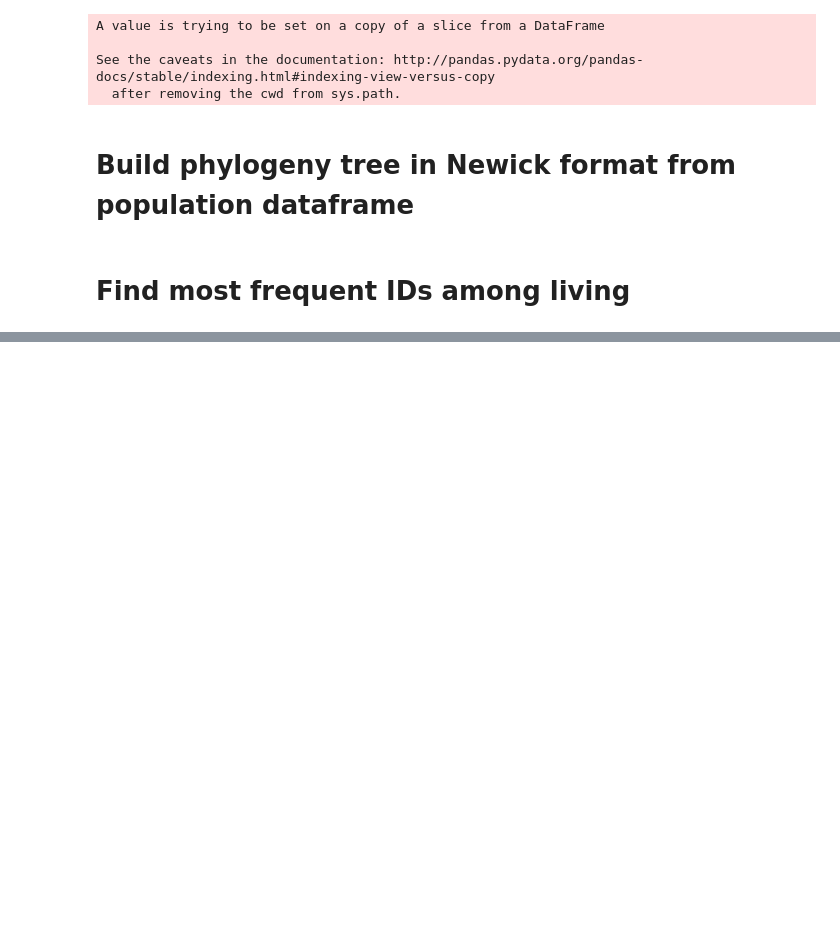
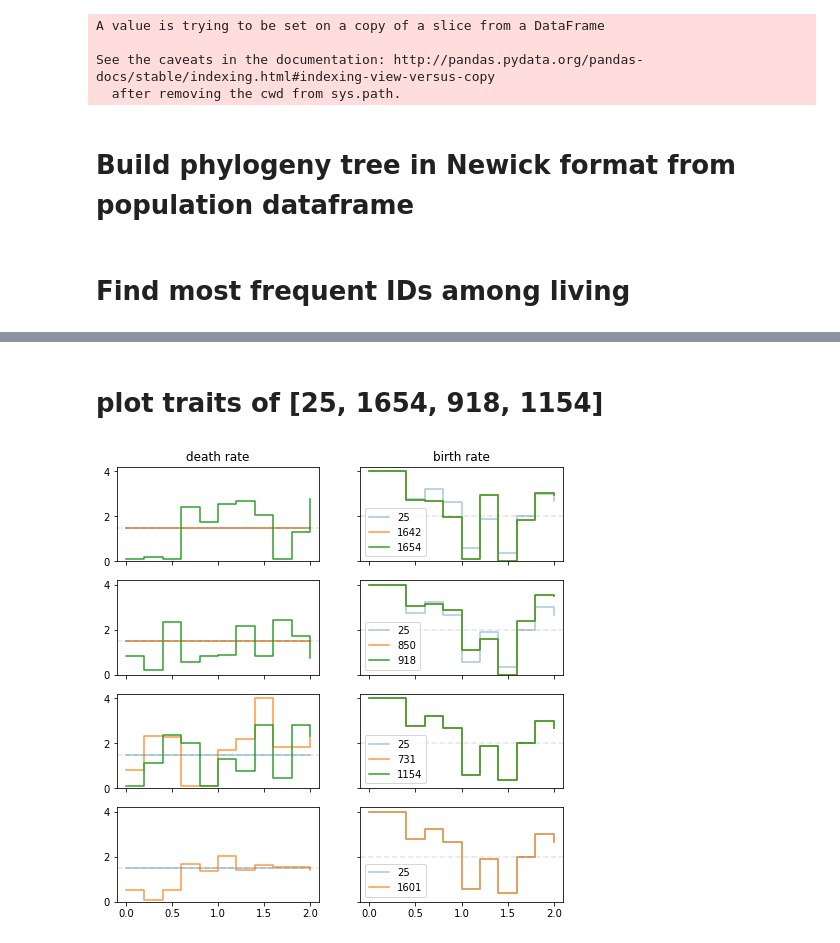
Before and after one commit to ariansajina/bachelor-thesis, a Jupyter notebook: data/phylogeny.ipynb, the cells around one changed output, grey strips where cells are left out. Drawn from its saved outputs; the diff is of its cells as text; code cells hidden in the pictures; blank space fills up the shorter version.

```diff
--- a/data/phylogeny.ipynb
+++ b/data/phylogeny.ipynb
@@ -134,0 +240,79 @@ print pop[pop.id == 1187].birth_date.min()
+# %% [markdown]
+# plot traits of [25, 1654, 918, 1154]
+# %%
+fig, ax = plt.subplots(4,2, figsize=(8,8))#, dpi=600)
+
+pal = sns.color_palette(n_colors=3)
+
+basedeath = pop[pop.id==25].groupby('age').death.unique()
+baserepr = pop[pop.id==25].groupby('age').reproduction.unique()
+
+# 25 -> 1642 -> 1654
+
+ax[0][0].step(bio_ages,basedeath,where='post',label='25',color=pal[0],alpha=0.4)
+ax[0][0].step(bio_ages,pop[pop.id==1642].groupby('age').death.unique(),where='post',label='1642',color=pal[1],alpha=0.8)
+ax[0][0].step(bio_ages,pop[pop.id==1654].groupby('age').death.unique(),where='post',label='1654',color=pal[2])
+ax[0][0].xaxis.set_ticklabels([])
+ax[0][0].set_ylim(0,4.2)
+ax[0][0].set_title('death rate')
+
+ax[0][1].step(bio_ages,baserepr,where='post',label='25',color=pal[0],alpha=0.4)
+ax[0][1].step(bio_ages,pop[pop.id==1642].groupby('age').reproduction.unique(),where='post',label='1642',color=pal[1],alpha=0.8)
+ax[0][1].step(bio_ages,pop[pop.id==1654].groupby('age').reproduction.unique(),where='post',label='1654',color=pal[2])
+ax[0][1].set_ylim(0,4.2)
+ax[0][1].xaxis.set_ticklabels([])
+ax[0][1].yaxis.set_ticklabels([])
+ax[0][1].legend()
+ax[0][1].set_title('birth rate')
+
+# 25 -> 850 -> 918
+
+ax[1][0].step(bio_ages,basedeath,where='post',label='25',color=pal[0],alpha=0.4)
+ax[1][0].step(bio_ages,pop[pop.id==850].groupby('age').death.unique(),where='post',label='850',color=pal[1],alpha=0.8)
+ax[1][0].step(bio_ages,pop[pop.id==918].groupby('age').death.unique(),where='post',label='918',color=pal[2])
+ax[1][0].xaxis.set_ticklabels([])
+ax[1][0].set_ylim(0,4.2)
+
+ax[1][1].step(bio_ages,baserepr,where='post',label='25',color=pal[0],alpha=0.4)
+ax[1][1].step(bio_ages,pop[pop.id==850].groupby('age').reproduction.unique(),where='post',label='850',color=pal[1],alpha=0.8)
+ax[1][1].step(bio_ages,pop[pop.id==918].groupby('age').reproduction.unique(),where='post',label='918',color=pal[2])
+ax[1][1].xaxis.set_ticklabels([])
+ax[1][1].yaxis.set_ticklabels([])
+ax[1][1].set_ylim(0,4.2)
+ax[1][1].legend()
+
+# 25 -> 731 -> 1154
+
+ax[2][0].step(bio_ages,basedeath,where='post',label='25',color=pal[0],alpha=0.4)
+ax[2][0].step(bio_ages,pop[pop.id==731].groupby('age').death.unique(),where='post',label='731',color=pal[1],alpha=0.8)
+ax[2][0].step(bio_ages,pop[pop.id==1154].groupby('age').death.unique(),where='post',label='1154',color=pal[2])
+ax[2][0].xaxis.set_ticklabels([])
+ax[2][0].set_ylim(0,4.2)
+
+ax[2][1].step(bio_ages,baserepr,where='post',label='25',color=pal[0],alpha=0.4)
+ax[2][1].step(bio_ages,pop[pop.id==731].groupby('age').reproduction.unique(),where='post',label='731',color=pal[1],alpha=0.8)
+ax[2][1].step(bio_ages,pop[pop.id==1154].groupby('age').reproduction.unique(),where='post',label='1154',color=pal[2])
+ax[2][1].xaxis.set_ticklabels([])
+ax[2][1].yaxis.set_ticklabels([])
+ax[2][1].set_ylim(0,4.2)
+ax[2][1].legend()
+
+# 25 -> 1601
+
+ax[3][0].step(bio_ages,basedeath,where='post',label='25',color=pal[0],alpha=0.4)
+ax[3][0].step(bio_ages,pop[pop.id==1601].groupby('age').death.unique(),where='post',label='1601',color=pal[1],alpha=0.8)
+ax[3][0].set_ylim(0,4.2)
+
+ax[3][1].step(bio_ages,baserepr,where='post',label='25',color=pal[0],alpha=0.4)
+ax[3][1].step(bio_ages,pop[pop.id==1601].groupby('age').reproduction.unique(),where='post',label='1601',color=pal[1],alpha=0.8)
+ax[3][1].yaxis.set_ticklabels([])
+ax[3][1].set_ylim(0,4.2)
+ax[3][1].legend()
+
+for axis in ax:
+    axis[0].axhline(y=1.5, color='black', linestyle='--', alpha=0.1)
+    axis[1].axhline(y=2, color='black', linestyle='--', alpha=0.1)
+
+fig.savefig('/home/asajina/repos/thesis-paper/figures/phylo2.png', dpi=600)
+# %% [output]
+[figure, added]
```
Also changed, not shown: parts of 32 cells of this notebook, 1 other file.
